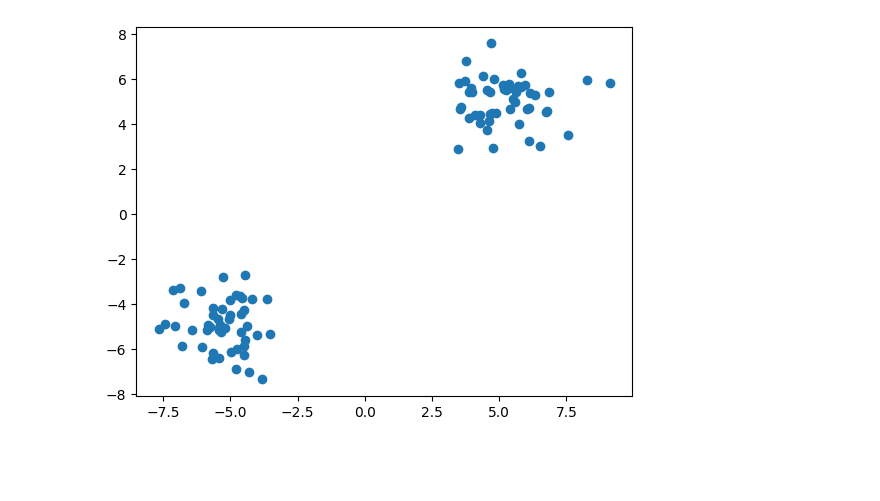
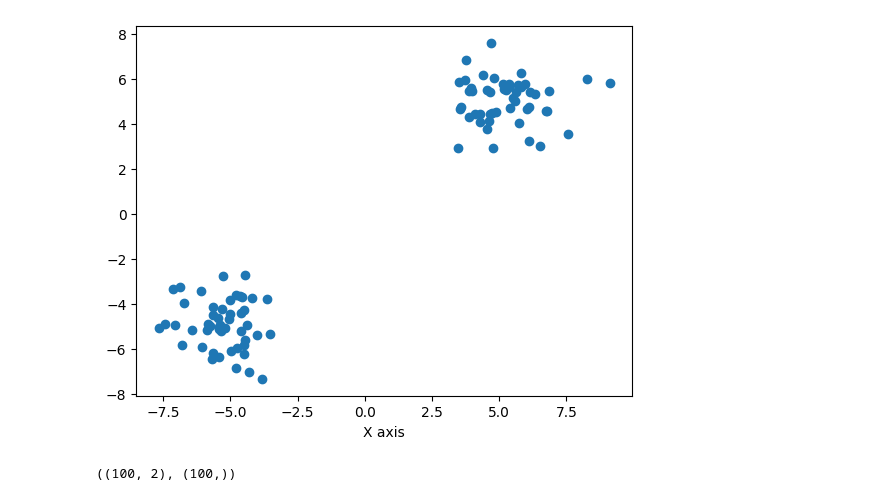
Before and after one commit to heysourin/Machine-Learning--Projects, a Jupyter notebook: K-Means Clustering/k_means_clustering.ipynb, the cells around one changed output. Drawn from its saved outputs; the diff is of its cells as text; code cells hidden in the pictures; blank space fills up the shorter version.

```diff
--- a/K-Means Clustering/k_means_clustering.ipynb
+++ b/K-Means Clustering/k_means_clustering.ipynb
@@ -10,6 +10,11 @@ cluster_std = [1, 1]
 X, y = make_blobs(n_samples = 100, cluster_std=cluster_std, centers=centroids, n_features=2, random_state=2)
 # %%
 plt.scatter(X[:,0], X[:,1])
+plt.xlabel('X axis')
 plt.show()
 # %% [output]
-[figure, old version]
+[figure, new version]
+# %%
+X.shape, y.shape
+# %% [output]
+((100, 2), (100,))
```
Also changed, not shown: parts of 5 cells of this notebook.
